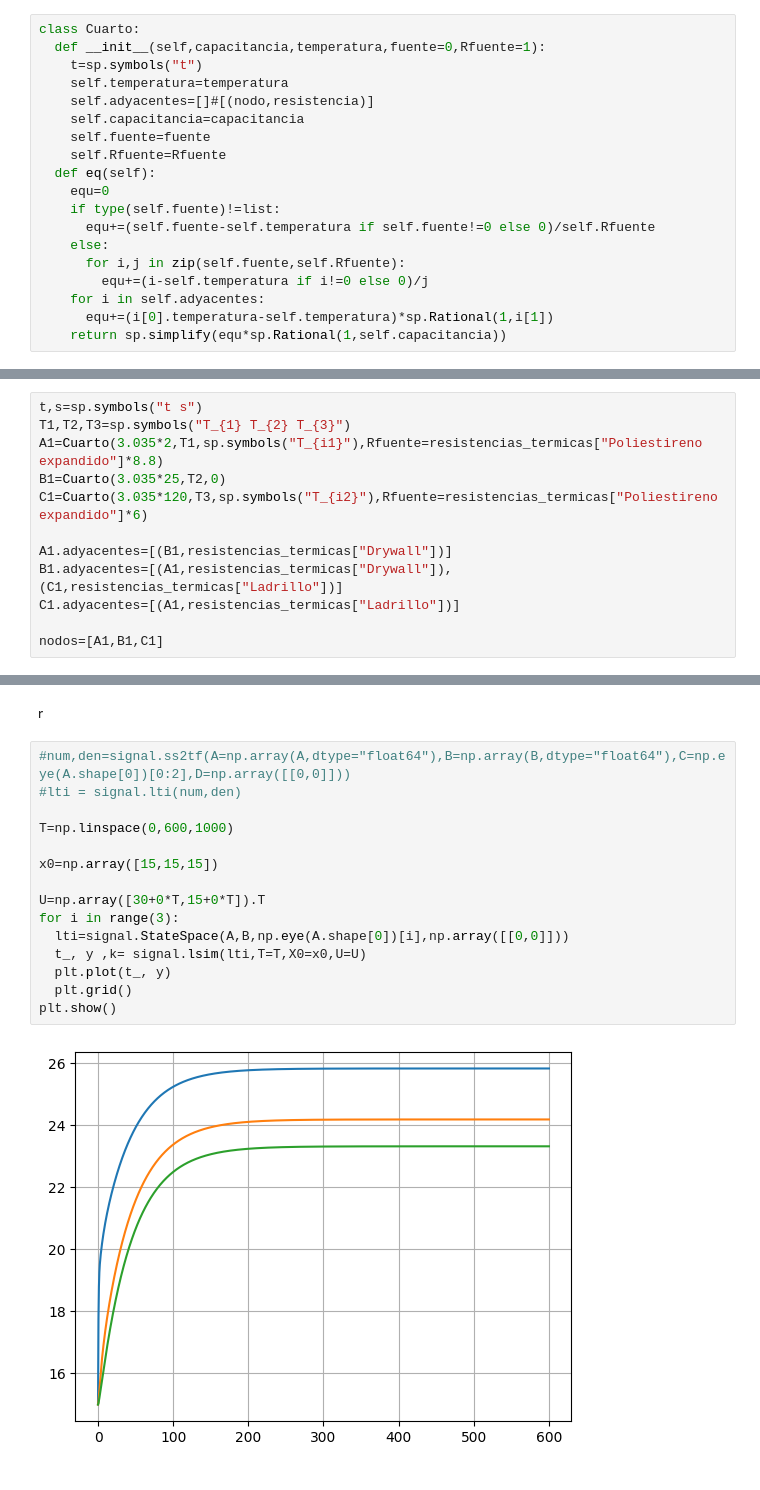
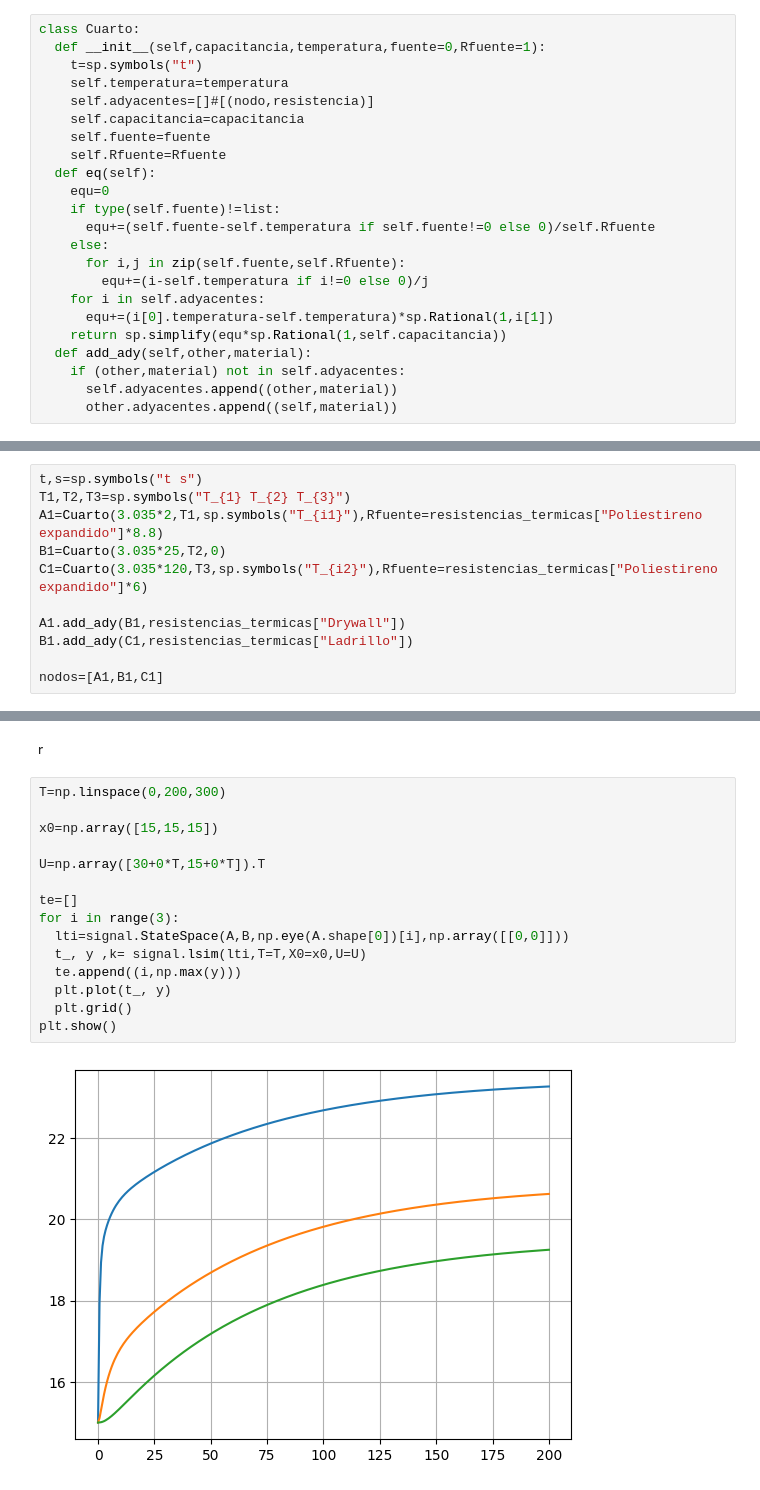
Before and after one commit to Michael-Jimenez-C/CieCom2, a Jupyter notebook: proyecto_CII.ipynb, the cells around one changed output, grey strips where cells are left out. Drawn from its saved outputs; the diff is of its cells as text.

```diff
--- a/proyecto_CII.ipynb
+++ b/proyecto_CII.ipynb
@@ -27,6 +27,10 @@ class Cuarto:
     for i in self.adyacentes:
       equ+=(i[0].temperatura-self.temperatura)*sp.Rational(1,i[1])
     return sp.simplify(equ*sp.Rational(1,self.capacitancia))
+  def add_ady(self,other,material):
+    if (other,material) not in self.adyacentes:
+      self.adyacentes.append((other,material))
+      other.adyacentes.append((self,material))
 # %% [markdown]
 aire
 $$C_a=(\rho*V)*c=\approx 1.214J/m^3*V$$
@@ -66,9 +70,8 @@ A1=Cuarto(3.035*2,T1,sp.symbols("T_{i1}"),Rfuente=resistencias_termicas["Poliest
 B1=Cuarto(3.035*25,T2,0)
 C1=Cuarto(3.035*120,T3,sp.symbols("T_{i2}"),Rfuente=resistencias_termicas["Poliestireno expandido"]*6)
 
-A1.adyacentes=[(B1,resistencias_termicas["Drywall"])]
-B1.adyacentes=[(A1,resistencias_termicas["Drywall"]),(C1,resistencias_termicas["Ladrillo"])]
-C1.adyacentes=[(A1,resistencias_termicas["Ladrillo"])]
+A1.add_ady(B1,resistencias_termicas["Drywall"])
+B1.add_ady(C1,resistencias_termicas["Ladrillo"])
 
 nodos=[A1,B1,C1]
 # %%
@@ -103,19 +106,19 @@ class Edificio:
 # %% [markdown]
 r
 # %%
-#num,den=signal.ss2tf(A=np.array(A,dtype="float64"),B=np.array(B,dtype="float64"),C=np.eye(A.shape[0])[0:2],D=np.array([[0,0]]))
-#lti = signal.lti(num,den)
-
-T=np.linspace(0,600,1000)
+T=np.linspace(0,200,300)
 
 x0=np.array([15,15,15])
 
 U=np.array([30+0*T,15+0*T]).T
+
+te=[]
 for i in range(3):
   lti=signal.StateSpace(A,B,np.eye(A.shape[0])[i],np.array([[0,0]]))
   t_, y ,k= signal.lsim(lti,T=T,X0=x0,U=U)
+  te.append((i,np.max(y)))
   plt.plot(t_, y)
   plt.grid()
 plt.show()
 # %% [output]
-[figure, old version]
+[figure, new version]
```
Also changed, not shown: parts of 4 cells of this notebook.
